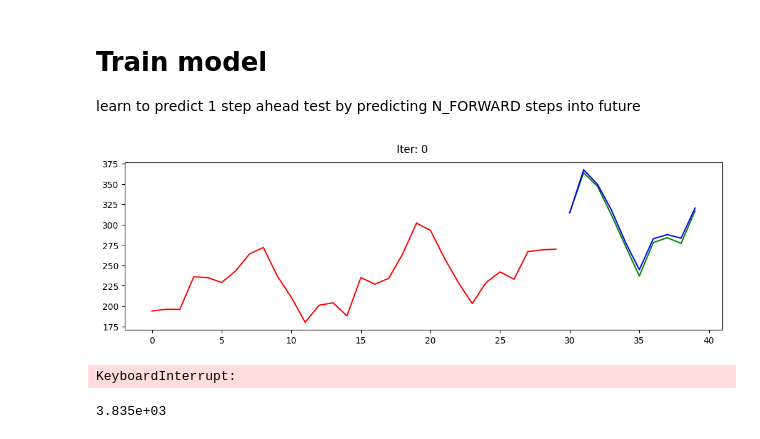
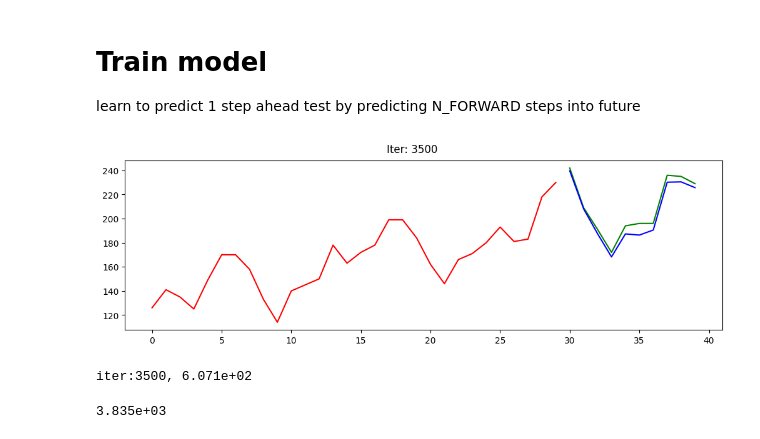
Before and after one commit to ajegorovs/aj_python_tool_lib, a Jupyter notebook: data_processing/neural_networks/LSTM_Long_Short_Term_Memory/LSTM_pytorch.ipynb, the cells around one changed output. Saved outputs shown, nothing was run; the diff lists cells and outputs as text; code cells hidden in the pictures.

```diff
--- a/data_processing/neural_networks/LSTM_Long_Short_Term_Memory/LSTM_pytorch.ipynb
+++ b/data_processing/neural_networks/LSTM_Long_Short_Term_Memory/LSTM_pytorch.ipynb
@@ -110,22 +110,22 @@ class LSTM(nn.Module):
         #plt.show()
 
 
-HIDDEN_SIZE = 100
-train_data = timeseriesOG#data_seasonal.reshape(-1,1)#data_seasonal
-saved_state_path = os.path.join('data_processing','neural_networks', 'save_states', 'LSTM', f'pytorch_full_{HIDDEN_SIZE}_{train_data.size(1)}.pht')
+# HIDDEN_SIZE = 100
+# train_data = timeseriesOG#data_seasonal.reshape(-1,1)#data_seasonal
+# saved_state_path = os.path.join('data_processing','neural_networks', 'save_states', 'LSTM', f'pytorch_full_{HIDDEN_SIZE}_{train_data.size(1)}.pht')
 
-net = LSTM(train_data.size(1),HIDDEN_SIZE).to(device)
+# net = LSTM(train_data.size(1),HIDDEN_SIZE).to(device)
 
-if os.path.exists(saved_state_path):
-    saved_state_dict = torch.load(saved_state_path)
-    net.load_state_dict(saved_state_dict)
+# if os.path.exists(saved_state_path):
+#     saved_state_dict = torch.load(saved_state_path)
+#     net.load_state_dict(saved_state_dict)
 
-criterion = nn.MSELoss()
-optimizer = Adam(net.parameters(), lr = 1e-4)#, weight_decay=1e-5)
+# criterion = nn.MSELoss()
+# optimizer = Adam(net.parameters(), lr = 1e-4)#, weight_decay=1e-5)
 
-s=  10
-net(train_data[slices_train[s]]).shape
-net.test(train_data, slices_test_input[s], slices_test_output[s])
+# s=  10
+# net(train_data[slices_train[s]]).shape
+# net.test(train_data, slices_test_input[s], slices_test_output[s])
 # %%
 class LSTM(nn.Module):
 
@@ -138,8 +138,8 @@ class LSTM(nn.Module):
         self.lin  = nn.Linear(hidden_dim, num_features)
 
     def forward(self,  data):
-        (c0, h0) = torch.zeros(size = (2, 1, self.hidden_size), device=device, dtype = torch.float)
-        out, states_out = self.lstm(data, (c0, h0))
+        #(c0, h0) = torch.zeros(size = (2, 1, self.hidden_size), device=device, dtype = torch.float)
+        out, states_out = self.lstm(data)#, (c0, h0)
         out = self.lin(out[-1])
         return  out, states_out
 
@@ -197,9 +197,9 @@ saved_state_path = os.path.join('data_processing','neural_networks', 'save_state
 
 net = LSTM(train_data.size(1),HIDDEN_SIZE).to(device)
 
-if os.path.exists(saved_state_path):
-    saved_state_dict = torch.load(saved_state_path)
-    net.load_state_dict(saved_state_dict)
+# if os.path.exists(saved_state_path):
+#     saved_state_dict = torch.load(saved_state_path)
+#     net.load_state_dict(saved_state_dict)
 
 criterion = nn.MSELoss()
 optimizer = Adam(net.parameters(), lr = 1e-4)#, weight_decay=1e-5)
@@ -208,42 +208,45 @@ optimizer = Adam(net.parameters(), lr = 1e-4)#, weight_decay=1e-5)
 learn to predict 1 step ahead
 test by predicting N_FORWARD steps into future
 # %%
-NUM_EPOCHS = 501
+NUM_EPOCHS = 3501
 
 now = datetime.datetime.now()
 s2 = now.strftime("%H_%M_%S")
 writer = SummaryWriter(os.path.join('runs', 'LSTM_pytorch_full', s2))
 step = 0
 
 for i in range(NUM_EPOCHS):
     loss2 = 0
     slice_IDX = torch.randperm(NUM_SLICES - 1)
     for j in slice_IDX:
         slc = slices_train[j]
-        output = net(train_data[slc])[0]
-        y = train_data[slc.stop]
+        output = net(train_data[slc])[0]    #input [LOOKBACK,1], output [1]
+        y = train_data[slc.stop]            # [1]
         loss   = criterion(output, y)
         loss2 += loss.item()
         optimizer.zero_grad()
         loss.backward()
         optimizer.step()
 
     # test prediction of N steps forward
     if i % 100 == 0:
         clear_output()
         s = torch.randint(0, len(slices_test_input) - 1, size = (1,)).item()
         net.test(train_data, slices_test_input[s], slices_test_output[s])
         plt.suptitle(f'Iter: {i}')
         plt.show()
 
     if i % 999 == 0 and i > 1:
          torch.save(net.state_dict(), saved_state_path)
          #clear_output()
     writer.add_scalar('Training Loss', loss2, global_step=step)
     step += 1
+    if i % 10 == 0:
+        with torch.no_grad():
+            print(f'iter:{i}, {loss2:0.3e}')
 # %% [output]
-[figure, old version]
+[figure, new version]
-KeyboardInterrupt:
+iter:3500, 6.071e+02
 # %%
 class FakeLSTM(nn.Module):
     def __init__(self, input_size, hidden_size):
```
Also changed, not shown: parts of 1 cell of this notebook, 2 other files.
